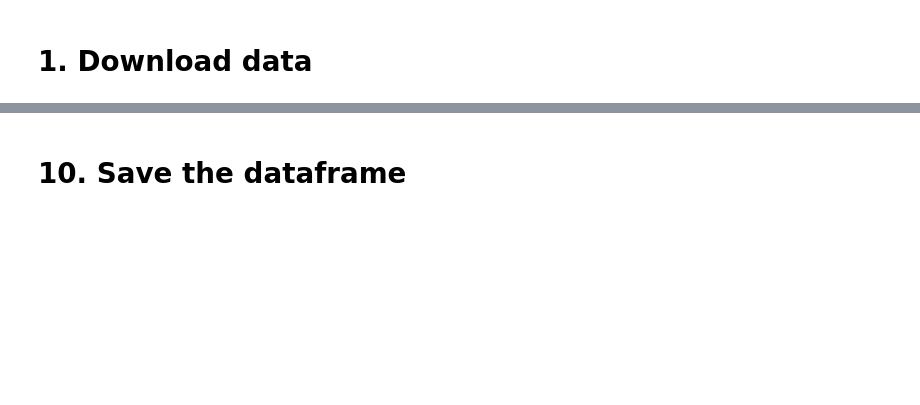
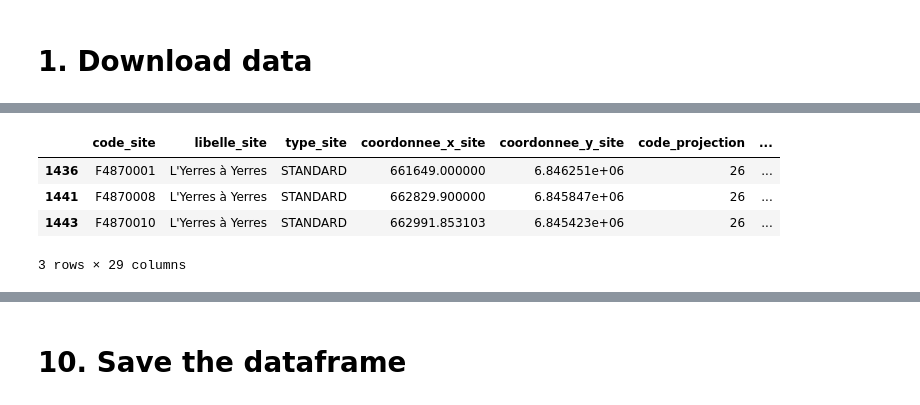
Before and after one commit to FatimatouBah/nowcast-flood-risk, a Jupyter notebook: eda/np_eda_hubeau_sites_data_1.ipynb, the cells around one changed output, grey strips where cells are left out. Saved outputs shown, nothing was run; the diff lists cells and outputs as text; code cells hidden in the pictures; blank space fills up the shorter version.

```diff
--- a/eda/np_eda_hubeau_sites_data_1.ipynb
+++ b/eda/np_eda_hubeau_sites_data_1.ipynb
@@ -278,0 +229,8 @@ display(df)
+# %%
+display(df[df["libelle_site"] == "L'Yerres à Yerres"])
+# %% [output]
+|  | code_site | libelle_site | type_site | coordonnee_x_site | coordonnee_y_site | code_projection | ... |
+| 1436 | F4870001 | L'Yerres à Yerres | STANDARD | 661649.000000 | 6.846251e+06 | 26 | ... |
+| 1441 | F4870008 | L'Yerres à Yerres | STANDARD | 662829.900000 | 6.845847e+06 | 26 | ... |
+| 1443 | F4870010 | L'Yerres à Yerres | STANDARD | 662991.853103 | 6.845423e+06 | 26 | ... |
+3 rows × 29 columns
```
Also changed, not shown: parts of 40 cells of this notebook, 6 other files.
